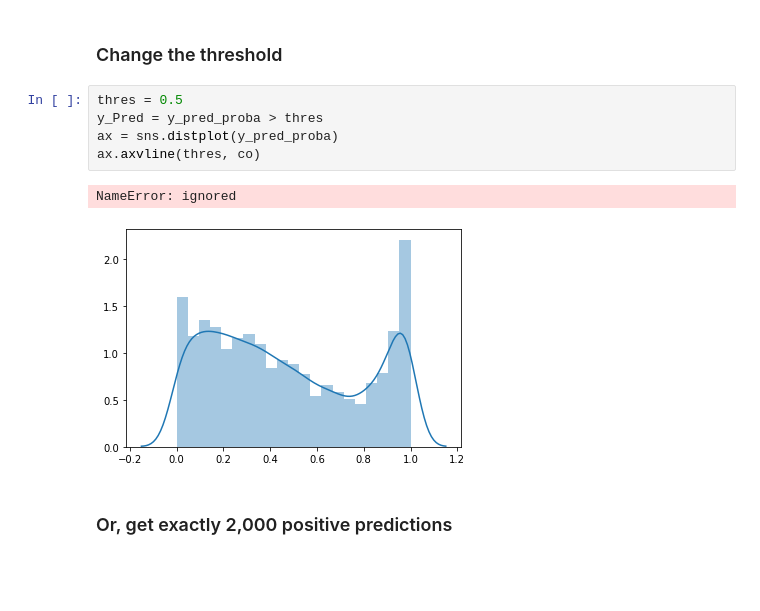
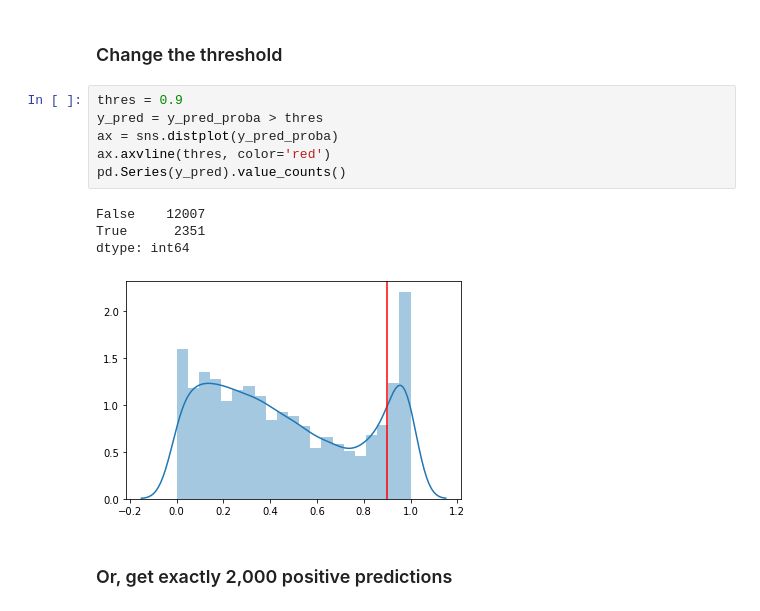
Before and after one commit to lmstephens/DS-Unit-2-Kaggle-Challenge, a Jupyter notebook: module4-classification-metrics/LS_DS_224.ipynb, the cells around one changed output. Cells and saved outputs as stored; diff of their text form; blank space fills up the shorter version.

```diff
--- a/module4-classification-metrics/LS_DS_224.ipynb
+++ b/module4-classification-metrics/LS_DS_224.ipynb
@@ -443,13 +443,16 @@ sns.distplot(y_pred_proba)
 # %% [markdown]
 ### Change the threshold
 # %%
-thres = 0.5
-y_Pred = y_pred_proba > thres
+thres = 0.9
+y_pred = y_pred_proba > thres
 ax = sns.distplot(y_pred_proba)
-ax.axvline(thres, co)
+ax.axvline(thres, color='red')
+pd.Series(y_pred).value_counts()
 # %% [output]
-NameError: ignored
+False    12007
+True      2351
+dtype: int64
-[figure, old version]
+[figure, new version]
 # %% [markdown]
 ### Or, get exactly 2,000 positive predictions
 # %% [markdown]
```
